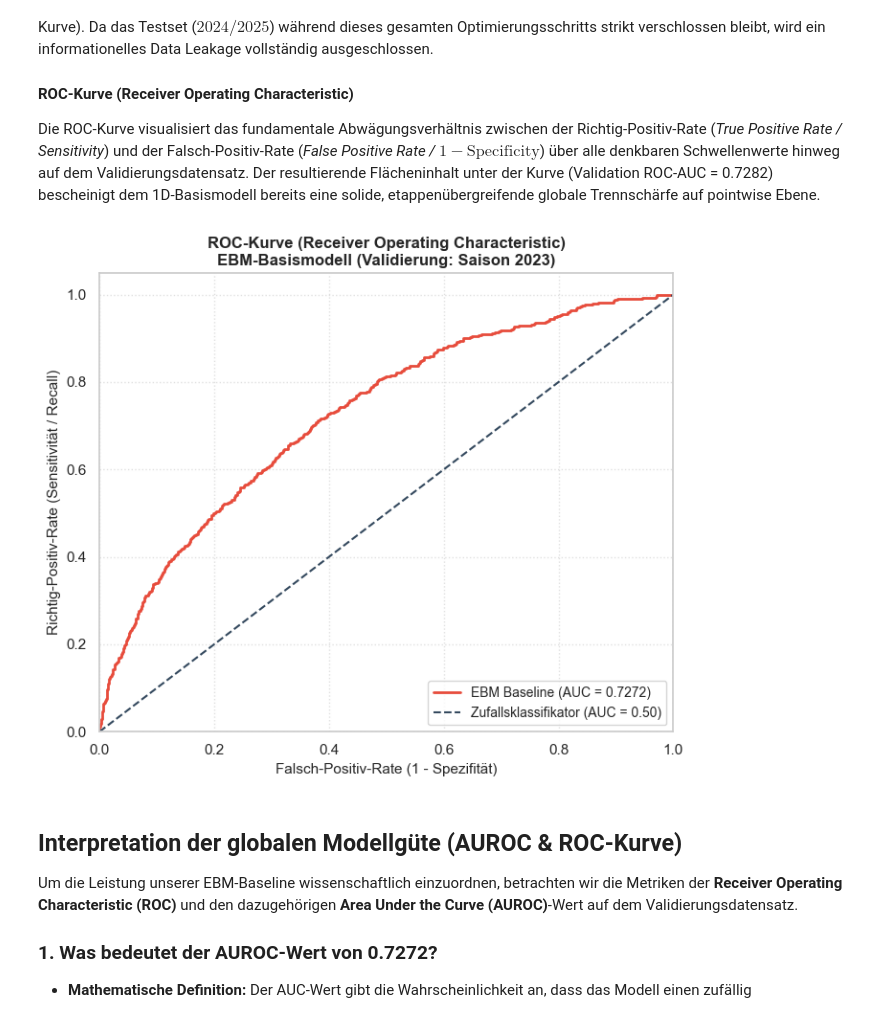
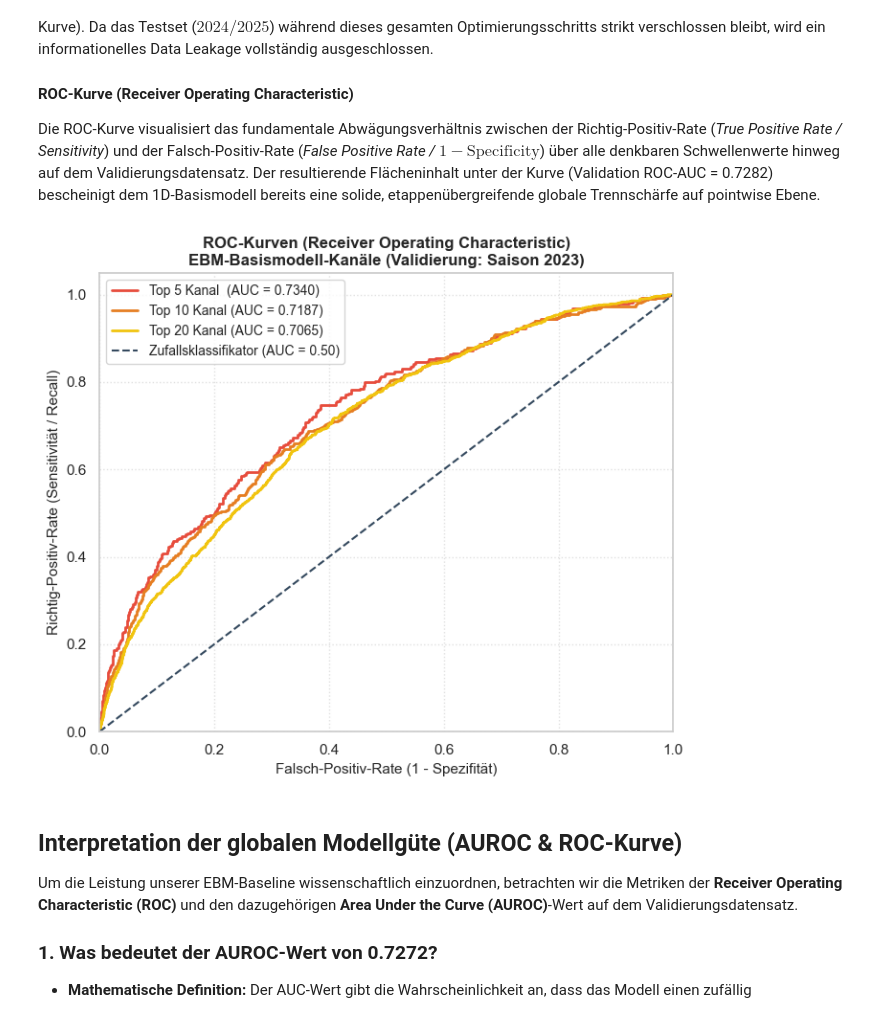
Before and after one commit to LPI24/GADA-Group3-Cycling-Stage-Prediction, a Jupyter notebook: src/Notebooks/10-01-02_EBM_classif.ipynb, the cells around one changed output. Cells and saved outputs as stored; diff of their text form; code cells hidden in the pictures.

```diff
--- a/src/Notebooks/10-01-02_EBM_classif.ipynb
+++ b/src/Notebooks/10-01-02_EBM_classif.ipynb
@@ -314,33 +340,41 @@ Um diesen Effekt zu korrigieren, wird der optimale Schwellenwert mathematisch ü
 #### ROC-Kurve (Receiver Operating Characteristic)
 Die ROC-Kurve visualisiert das fundamentale Abwägungsverhältnis zwischen der Richtig-Positiv-Rate (*True Positive Rate / Sensitivity*) und der Falsch-Positiv-Rate (*False Positive Rate / $1 - \text{Specificity}$*) über alle denkbaren Schwellenwerte hinweg auf dem Validierungsdatensatz. Der resultierende Flächeninhalt unter der Kurve (Validation ROC-AUC = 0.7282) bescheinigt dem 1D-Basismodell bereits eine solide, etappenübergreifende globale Trennschärfe auf pointwise Ebene.
 # %%
-y_valid_ordinal = y_class_valid
-y_valid_top10_binary = (y_valid_ordinal >= 2).astype(int)
-
-# 1. ROC-Kurve berechnen – STRIKT mit den Validierungsdaten von 2023
-fpr, tpr, roc_thresholds = roc_curve(y_valid_top10_binary, probs_top10_base)
+# 1. ROC-Kurven für alle 3 binären Kanäle berechnen –mit den Validierungsdaten von 2023
+fpr_5, tpr_5, _ = roc_curve(y_valid_top5_binary, probs_top5_base)
+fpr_10, tpr_10, _ = roc_curve(y_valid_top10_binary, probs_top10_base)
+fpr_20, tpr_20, _ = roc_curve(y_valid_top20_binary, probs_top20_base)
 
 # 2. Plot erstellen
 plt.figure(figsize=(7, 6))
-plt.plot(fpr, tpr, color='#e74c3c', lw=2, label=f'EBM Baseline (AUC = {auc_base:.4f})')
+
+# Die 3 getunten/angepassten Kurven eintragen
+plt.plot(fpr_5, tpr_5, color='#e74c3c', lw=2, label=f'Top 5 Kanal  (AUC = {auc_top5:.4f})')
+plt.plot(fpr_10, tpr_10, color='#e67e22', lw=2, label=f'Top 10 Kanal (AUC = {auc_top10:.4f})')
+plt.plot(fpr_20, tpr_20, color='#f1c40f', lw=2, label=f'Top 20 Kanal (AUC = {auc_top20:.4f})')
+
+# Die diagonale Zufallslinie
 plt.plot([0, 1], [0, 1], color='#34495e', lw=1.5, linestyle='--', label='Zufallsklassifikator (AUC = 0.50)')
 
+# Achsen-Limits und Beschriftungen akademisch formatieren
 plt.xlim([0.0, 1.0])
 plt.ylim([0.0, 1.05])
 plt.xlabel('Falsch-Positiv-Rate (1 - Spezifität)', fontsize=11)
 plt.ylabel('Richtig-Positiv-Rate (Sensitivität / Recall)', fontsize=11)
 
-# Titel auf das Validierungsset anpassen
-plt.title('ROC-Kurve (Receiver Operating Characteristic)\nEBM-Basismodell (Validierung: Saison 2023)', fontsize=12, fontweight='bold')
+# Titel an das neue Multibinär-System anpassen
+plt.title('ROC-Kurven (Receiver Operating Characteristic)\nEBM-Basismodell-Kanäle (Validierung: Saison 2023)', fontsize=12, fontweight='bold')
 
-plt.legend(loc="lower right", fontsize=10)
+plt.legend(fontsize=10)
 plt.grid(True, linestyle=':', alpha=0.6)
 
 # 3. Speichern und anzeigen
 plt.tight_layout()
-plt.savefig(os.path.join(chart_path, '10-01-02_02_baseline_roc_curve.png'), dpi=300)
+# Der Dateiname dokumentiert nun das Multi-Kanal-System
+plt.savefig(os.path.join(chart_path, '10-01-02_02_baseline_multi_roc_curve.png'), dpi=300)
+plt.show()
 # %% [output]
-[figure, old version]
+[figure, new version]
 # %% [markdown]
 ## Interpretation der globalen Modellgüte (AUROC & ROC-Kurve)
 
```
Also changed, not shown: parts of 14 cells of this notebook, 14 other files.
